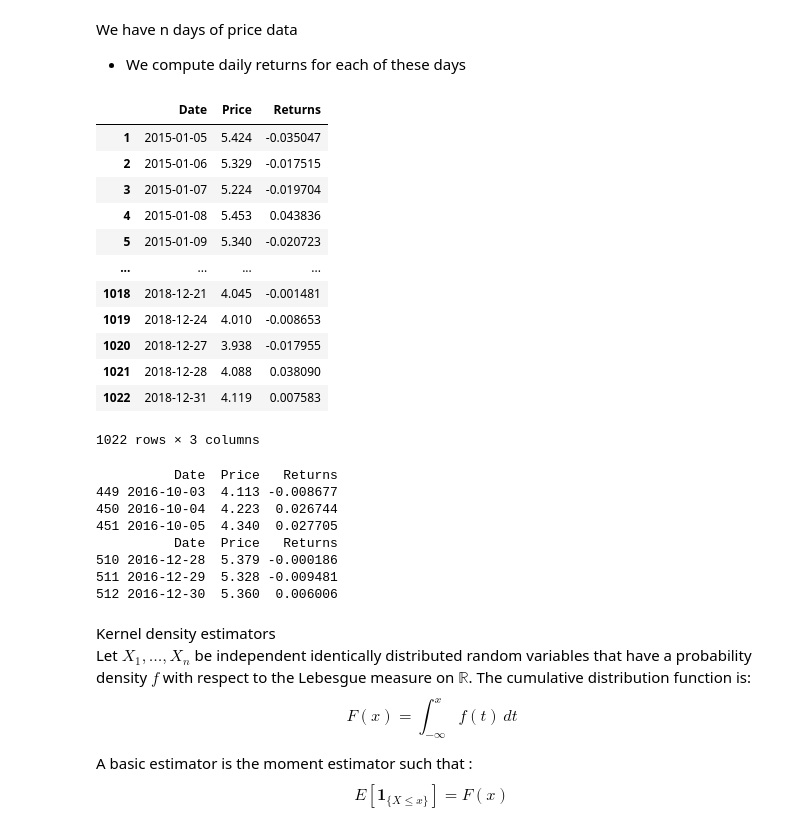
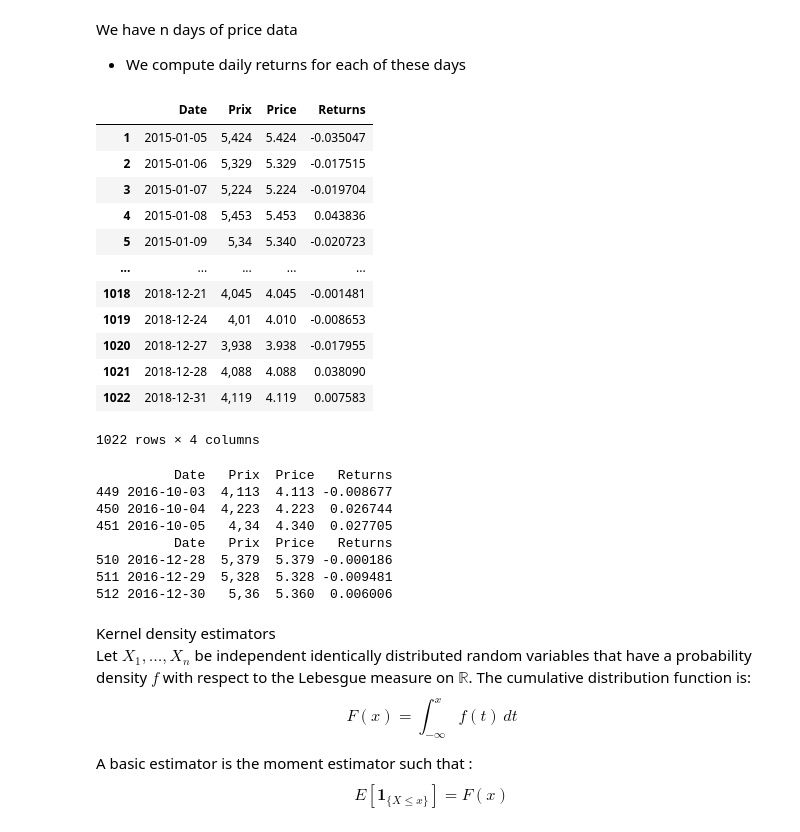
Before and after one commit to alixlm/Market-Risk, a Jupyter notebook: Project_Market_Risk.ipynb, the cells around one changed output. Saved outputs shown, nothing was run; the diff lists cells and outputs as text; code cells hidden in the pictures.

```diff
--- a/Project_Market_Risk.ipynb
+++ b/Project_Market_Risk.ipynb
@@ -10,7 +10,7 @@ import matplotlib.pyplot as plt
 ### a)
 From the time series of the daily prices of the stock Natixis between January 2015 and December 2016, provided with TD1, estimate a historical VaR on price returns at a one-day horizon for a given probability level (this probability is a parameter which must be changed easily). You must base your VaR on a non-parametric distribution (logistic Kernel, that is $K$ is the derivative of the logistic function $x \mapsto \frac{1}{1 + e^{-x}}$.
 # %%
-df = pd.read_csv("NatixisStock.csv", sep=';')
+df = pd.read_csv("/Users/Dell/OneDrive - De Vinci/Data Natixis.csv", sep=';')
 print(df.shape)
 # %% [output]
 (1023, 2)
@@ -19,23 +28,23 @@ We have n days of price data
 - We compute daily returns for each of these days
 # %%
 df['Date'] = pd.to_datetime(df['Date'], dayfirst=True)
-df['Price'] = df['Price'].str.replace(',', '.', regex=False).astype(float)
+df['Price'] = df['Prix'].str.replace(',', '.', regex=False).astype(float)
 df['Returns']=(df['Price']-df['Price'].shift(1))/df['Price'].shift(1)
 df.dropna()
 # %% [output]
-|  | Date | Price | Returns |
-| 1 | 2015-01-05 | 5.424 | -0.035047 |
-| 2 | 2015-01-06 | 5.329 | -0.017515 |
-| 3 | 2015-01-07 | 5.224 | -0.019704 |
-| 4 | 2015-01-08 | 5.453 | 0.043836 |
-| 5 | 2015-01-09 | 5.340 | -0.020723 |
-| ... | ... | ... | ... |
-| 1018 | 2018-12-21 | 4.045 | -0.001481 |
-| 1019 | 2018-12-24 | 4.010 | -0.008653 |
-| 1020 | 2018-12-27 | 3.938 | -0.017955 |
-| 1021 | 2018-12-28 | 4.088 | 0.038090 |
-| 1022 | 2018-12-31 | 4.119 | 0.007583 |
+|  | Date | Prix | Price | Returns |
+| 1 | 2015-01-05 | 5,424 | 5.424 | -0.035047 |
+| 2 | 2015-01-06 | 5,329 | 5.329 | -0.017515 |
+| 3 | 2015-01-07 | 5,224 | 5.224 | -0.019704 |
+| 4 | 2015-01-08 | 5,453 | 5.453 | 0.043836 |
+| 5 | 2015-01-09 | 5,34 | 5.340 | -0.020723 |
+| ... | ... | ... | ... | ... |
+| 1018 | 2018-12-21 | 4,045 | 4.045 | -0.001481 |
+| 1019 | 2018-12-24 | 4,01 | 4.010 | -0.008653 |
+| 1020 | 2018-12-27 | 3,938 | 3.938 | -0.017955 |
+| 1021 | 2018-12-28 | 4,088 | 4.088 | 0.038090 |
+| 1022 | 2018-12-31 | 4,119 | 4.119 | 0.007583 |
-1022 rows × 3 columns
+1022 rows × 4 columns
 # %%
 returns = []
 k = 1
@@ -47,14 +56,14 @@ sample = df[(df['Date'] >= '2016-10-01')&(df['Date']<= '2016-12-31')].copy()
 print(sample.head(3))
 print(sample.tail(3))
 # %% [output]
-          Date  Price   Returns
-449 2016-10-03  4.113 -0.008677
-450 2016-10-04  4.223  0.026744
-451 2016-10-05  4.340  0.027705
-          Date  Price   Returns
-510 2016-12-28  5.379 -0.000186
-511 2016-12-29  5.328 -0.009481
-512 2016-12-30  5.360  0.006006
+          Date   Prix  Price   Returns
+449 2016-10-03  4,113  4.113 -0.008677
+450 2016-10-04  4,223  4.223  0.026744
+451 2016-10-05   4,34  4.340  0.027705
+          Date   Prix  Price   Returns
+510 2016-12-28  5,379  5.379 -0.000186
+511 2016-12-29  5,328  5.328 -0.009481
+512 2016-12-30   5,36  5.360  0.006006
 # %% [markdown]
 Kernel density estimators
 Let $X_1,\dots,X_n$ be independent identically distributed random variables that have a probability density $f$ with respect to the Lebesgue measure on $\mathbb{R}$.
```
Also changed, not shown: parts of 24 cells of this notebook.
